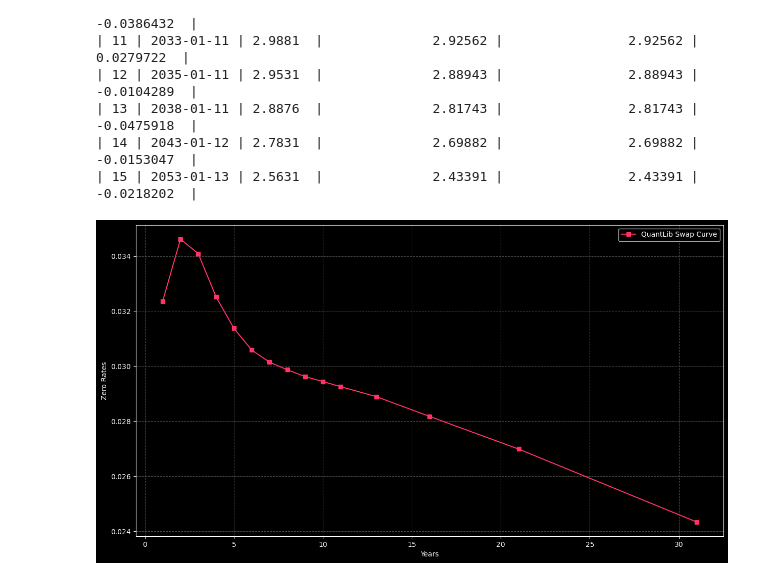
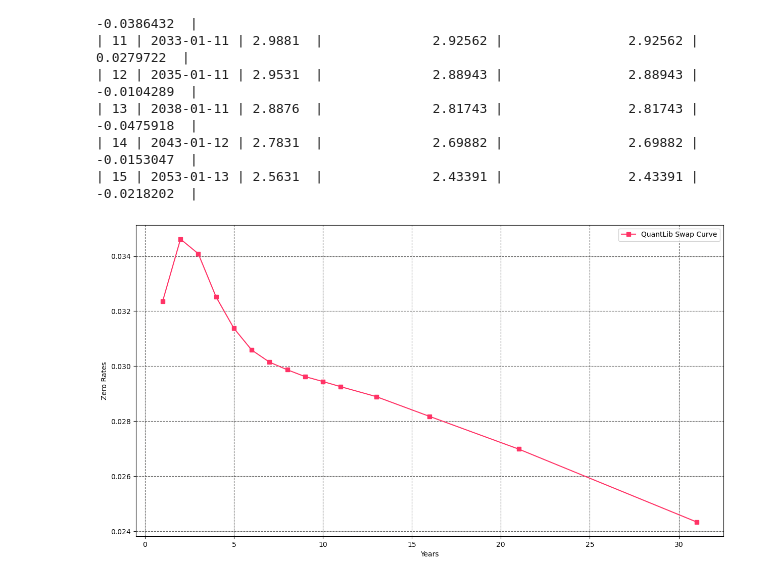
Before and after one commit to kiartaariq-blog/kiartaariq-scripts, a Jupyter notebook: 2. Quantlib Bootstrapping/quantlib_bootstrapping.ipynb, the cells around one changed output. Saved outputs shown, nothing was run; the diff lists cells and outputs as text; code cells hidden in the pictures.

Commit message:
Removed unused plotting variables & created a new image

```diff
--- a/2. Quantlib Bootstrapping/quantlib_bootstrapping.ipynb
+++ b/2. Quantlib Bootstrapping/quantlib_bootstrapping.ipynb
@@ -122,16 +122,13 @@ print(table.iloc[:, :].to_markdown())
 | 14 | 2043-01-12 | 2.7831  |              2.69882 |                2.69882 |              -0.0153047  |
 | 15 | 2053-01-13 | 2.5631  |              2.43391 |                2.43391 |              -0.0218202  |
 # %%
-plt.style.use("dark_background")
-from matplotlib.ticker import LinearLocator
 CB91_Blue = '#2CBDFE'
 fig, ax = plt.subplots(figsize = (15,8))
 ax.plot([date.year - 2022 for date in dates[1:]], rates[1:], marker = 's', label = "QuantLib Swap Curve", color= "#ff3366")
 ax.grid("on", linestyle = "--", c = '#535352')
 ax.set_ylabel("Zero Rates")
 ax.set_xlabel("Years")
 ax.legend()
-#ax.xaxis.set_major_locator(LinearLocator(12))
 plt.savefig("quantlib_res.png", dpi = 1200, bbox_inches='tight')
 # %% [output]
-[figure, old version]
+[figure, new version]
```
Also changed, not shown: 1 other file.
